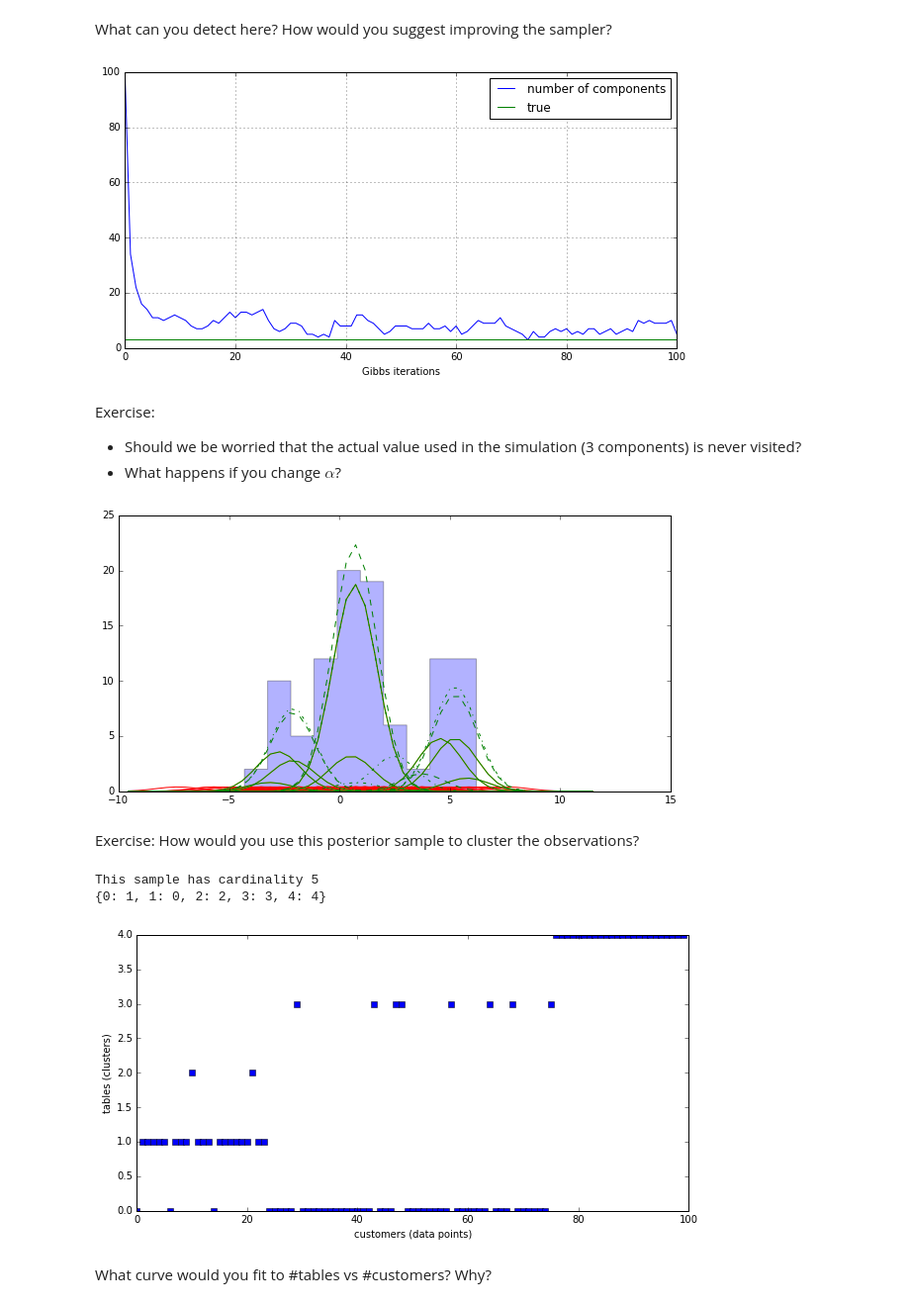
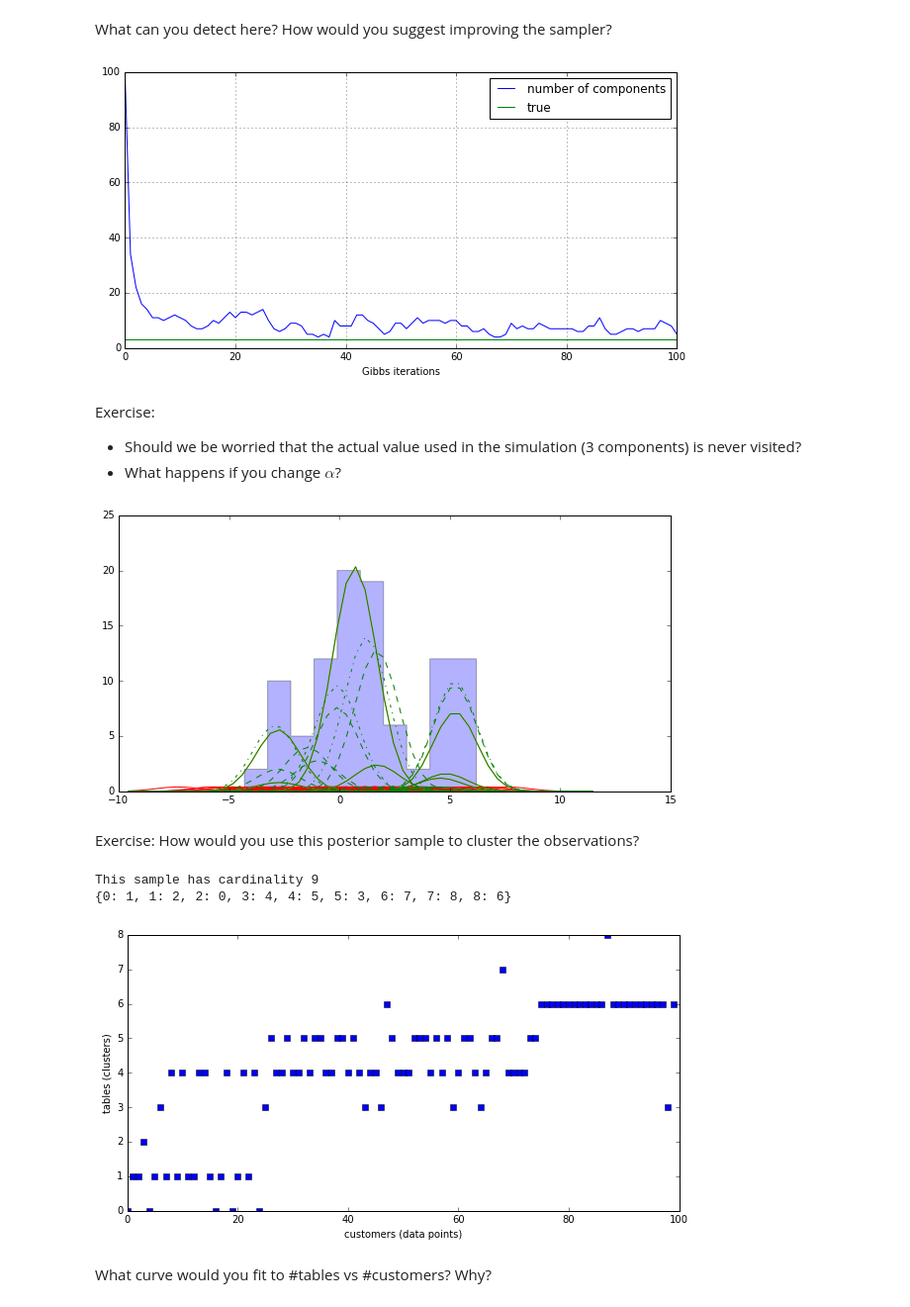
Before and after one commit to rbardenet/bnp-course, a Jupyter notebook: notebooks/05_dp_gibbs.ipynb, the cells around one changed output. Shown: that part at 99% size. Saved outputs shown, nothing was run; the diff lists cells and outputs as text; code cells hidden in the pictures.

```diff
--- a/notebooks/05_dp_gibbs.ipynb
+++ b/notebooks/05_dp_gibbs.ipynb
@@ -31 +31,9 @@ $$
 $$
+# %%
+# manually checking this computation
+N = lambda x,mu,s2: spst.norm(loc=mu,scale=np.sqrt(s2)).pdf(x)
+phi = npr.rand()
+x = npr.rand()
+s2 = 3
+a = s2/(1+s2)
+print(N(x,phi,1)*N(phi,0,s2), N(phi,a*x,a)*N(x,0,1+s2))
@@ -45,7 +55,7 @@ class NaiveGibbsDPM:
         self.n = len(data)
         self.mu = [sigma*npr.randn() for _ in range(self.n)]
         self.mus = [self.mu.copy()] # storing the history of the MCMC chain
-        self.Z = alpha/np.sqrt(2*np.pi*(1+self.sigma**2)) # useful normalization constant
+        self.Z = N(x,0,1+sigma**2) # normalization in conjugacy property
 
     def step(self):
         """
@@ -53,9 +63,9 @@ class NaiveGibbsDPM:
         """
         for i in range(self.n):
             u = npr.rand()
-            normalization = self.Z + np.sum([self.lhd(self.data[i], mu)
+            normalization = alpha*self.Z + np.sum([self.lhd(self.data[i], mu)
                                              for j, mu in enumerate(self.mu) if j!=i])
-            if u < self.Z/normalization:
+            if u < alpha*self.Z/normalization:
                 s = 1/np.sqrt(1+1/self.sigma**2)
                 self.mu[i] = spst.norm(loc=s**2*self.data[i],scale=s).rvs()
             else:
@@ -141,7 +151,7 @@ plt.xlabel("Gibbs iterations")
 plt.legend()
 plt.show()
 # %% [output]
-[figure, old version]
+[figure, new version]
 # %% [markdown]
 Exercise:
 * Should we be worried that the actual value used in the simulation (3 components) is never visited?
@@ -168,35 +178,35 @@ for i in range(len(iters)):
         plt.plot(xPlot, w[i]*gibbs.lhd(xPlot,u[i]),color=color,linestyle=style)
 plt.show()
 # %% [output]
-[figure, old version]
+[figure, new version]
 # %% [markdown]
 Exercise: How would you use this posterior sample to cluster the observations?
 # %%
 # Now we investigate the growth of the number of tables with arriving customers
-mu = gibbs.mus[-1]
+mu = gibbs.mus[-3]
 u, v, w = np.unique(mu, return_inverse=1, return_counts=1)
 print("This sample has cardinality", len(u))
 tableNumbers = []
 tables = []
 
 # we first label tables as they first appear
 for i in range(gibbs.n):
     if not v[i] in tableNumbers:
         tableNumbers.append(v[i])
 
 tableDict = dict(zip(tableNumbers,range(gibbs.n)))
 print(tableDict)
 
 # now we can plot the tables chosen by arriving customers
 for i in range(gibbs.n):
     plt.plot(i,tableDict[v[i]],'s', color='b')
 plt.xlabel("customers (data points)")
 plt.ylabel("tables (clusters)")
 plt.show()
 # %% [output]
-This sample has cardinality 5
-{0: 1, 1: 0, 2: 2, 3: 3, 4: 4}
+This sample has cardinality 9
+{0: 1, 1: 2, 2: 0, 3: 4, 4: 5, 5: 3, 6: 7, 7: 8, 8: 6}
-[figure, old version]
+[figure, new version]
 # %% [markdown]
 What curve would you fit to #tables vs #customers? Why?
 # %% [markdown]
```
Also changed, not shown: parts of 4 cells of this notebook, 1 other file.
